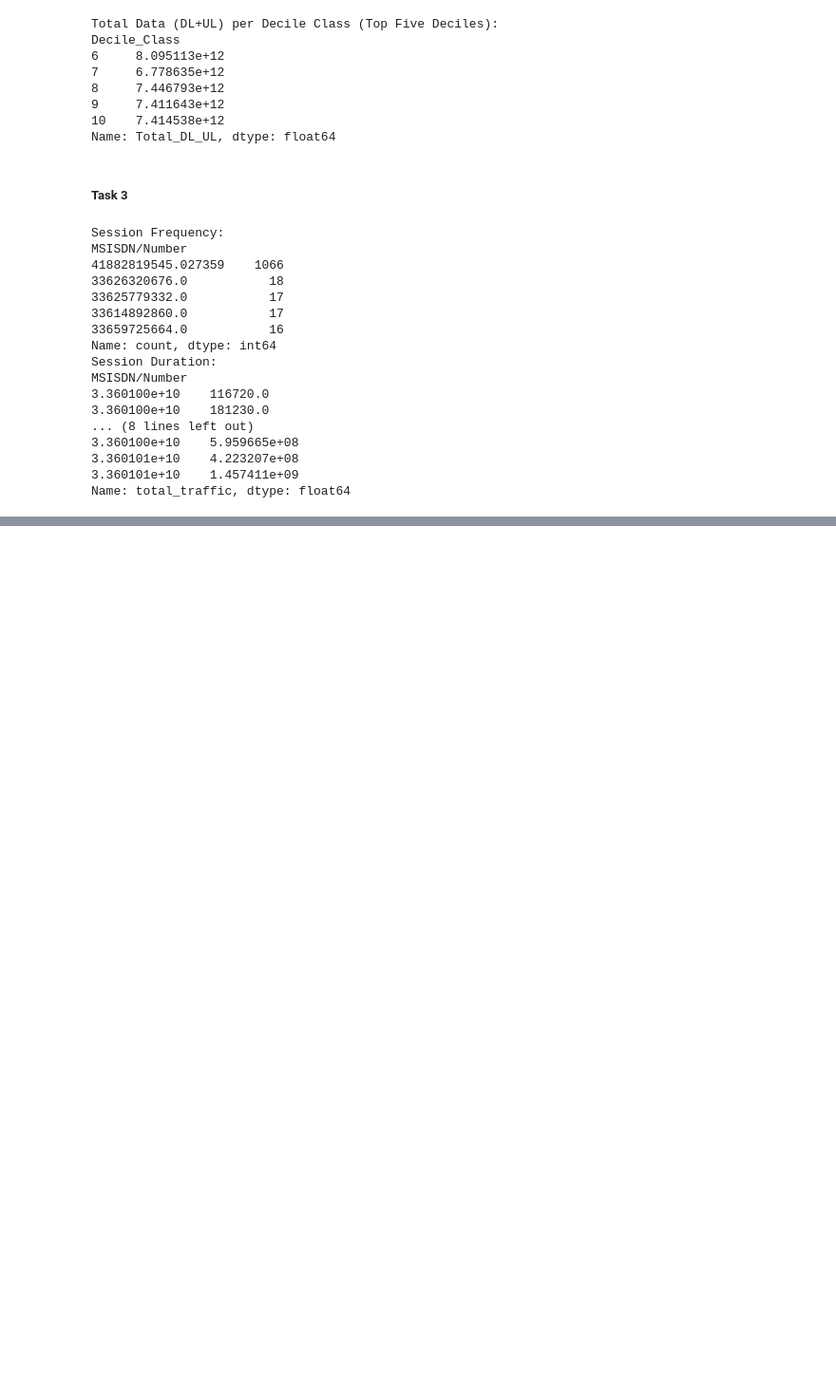
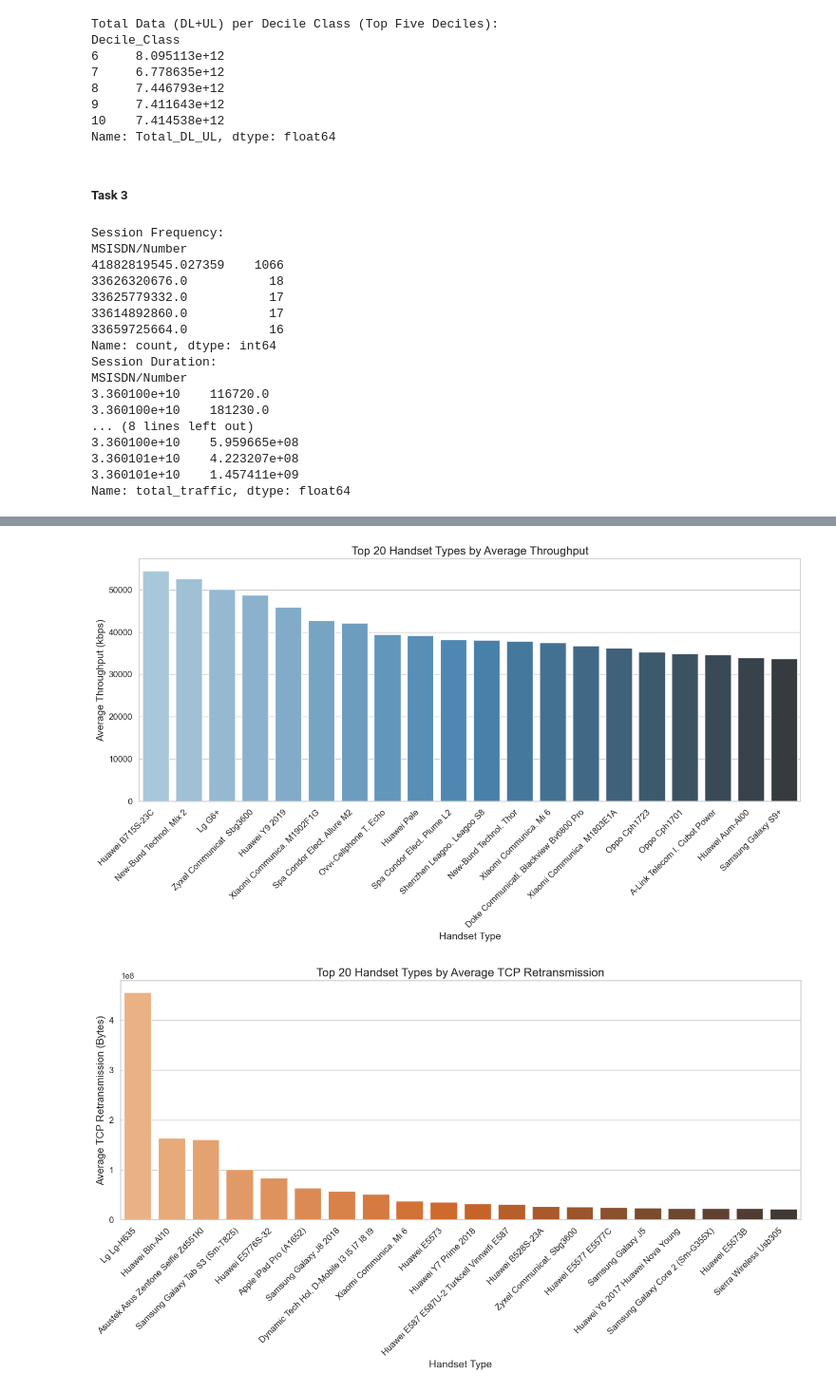
Before and after one commit to Joe-hyper/telco, a Jupyter notebook: notebook/telco_analysis.ipynb, the cells around one changed output, grey strips where cells are left out. Shown at 95% size. Cells and saved outputs as stored; diff of their text form; code cells hidden in the pictures; blank space fills up the shorter version.

```diff
--- a/notebook/telco_analysis.ipynb
+++ b/notebook/telco_analysis.ipynb
@@ -1045,0 +1277,15 @@ plt.show()
+# %%
+# Calculate the average TCP retransmission, average RTT, and average throughput per customer
+df['Average TCP Retransmission'] = (df['TCP DL Retrans. Vol (Bytes)'] + df['TCP UL Retrans. Vol (Bytes)']) / 2
+df['Average RTT'] = (df['Avg RTT DL (ms)'] + df['Avg RTT UL (ms)']) / 2
+df['Average Throughput'] = (df['Avg Bearer TP DL (kbps)'] + df['Avg Bearer TP UL (kbps)']) / 2
+
+# Group by MSISDN/Number (customer) and calculate the mean for the averages and get the most common handset type
+customer_agg = df.groupby('MSISDN/Number').agg({
+    'Average TCP Retransmission': 'mean',
+    'Average RTT': 'mean',
+    'Handset Type': lambda x: x.mode()[0],  # Most common handset type
+    'Average Throughput': 'mean'
+}).reset_index()
+
+customer_agg.head()
@@ -1045,0 +1350,37 @@ plt.show()
+# %%
+# Compute the distribution of the average throughput per handset type
+df_throughput_handset = df.groupby('Handset Type')['Average Throughput'].mean().sort_values(ascending=False)
+# Compute the average TCP retransmission per handset type
+df_tcp_handset = df.groupby('Handset Type')['Average TCP Retransmission'].mean().sort_values(ascending=False)
+
+# Set the aesthetic style of the plots
+sns.set(style='whitegrid')
+
+# Create a larger figure for better readability
+plt.figure(figsize=(14, 8))
+
+# Plot the average throughput per handset type using seaborn for better visualization
+sns.barplot(x=df_throughput_handset.head(20).index, y=df_throughput_handset.head(20).values, palette='Blues_d')
+plt.title('Top 20 Handset Types by Average Throughput', fontsize=16)
+plt.xlabel('Handset Type', fontsize=14)
+plt.ylabel('Average Throughput (kbps)', fontsize=14)
+plt.xticks(rotation=45, ha='right', fontsize=12)
+plt.yticks(fontsize=12)
+plt.tight_layout()
+plt.show()
+
+# Create another figure for TCP retransmission
+plt.figure(figsize=(14, 8))
+
+# Plot the average TCP retransmission per handset type using seaborn
+sns.barplot(x=df_tcp_handset.head(20).index, y=df_tcp_handset.head(20).values, palette='Oranges_d')
+plt.title('Top 20 Handset Types by Average TCP Retransmission', fontsize=16)
+plt.xlabel('Handset Type', fontsize=14)
+plt.ylabel('Average TCP Retransmission (Bytes)', fontsize=14)
+plt.xticks(rotation=45, ha='right', fontsize=12)
+plt.yticks(fontsize=12)
+plt.tight_layout()
+plt.show()
+# %% [output]
+[figure, added]
+[figure, added]
```
Also changed, not shown: parts of 38 cells of this notebook, 14 other files.
